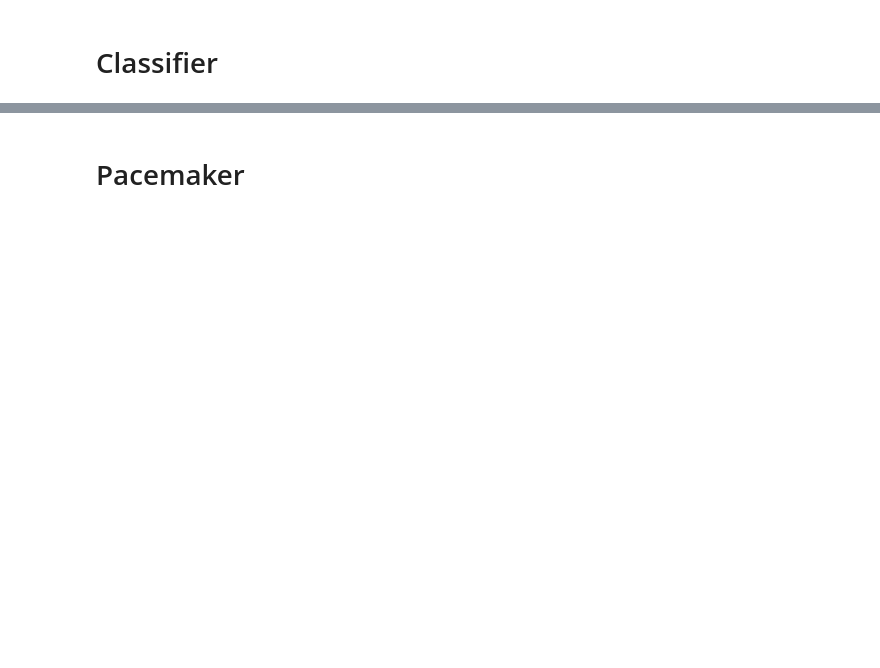
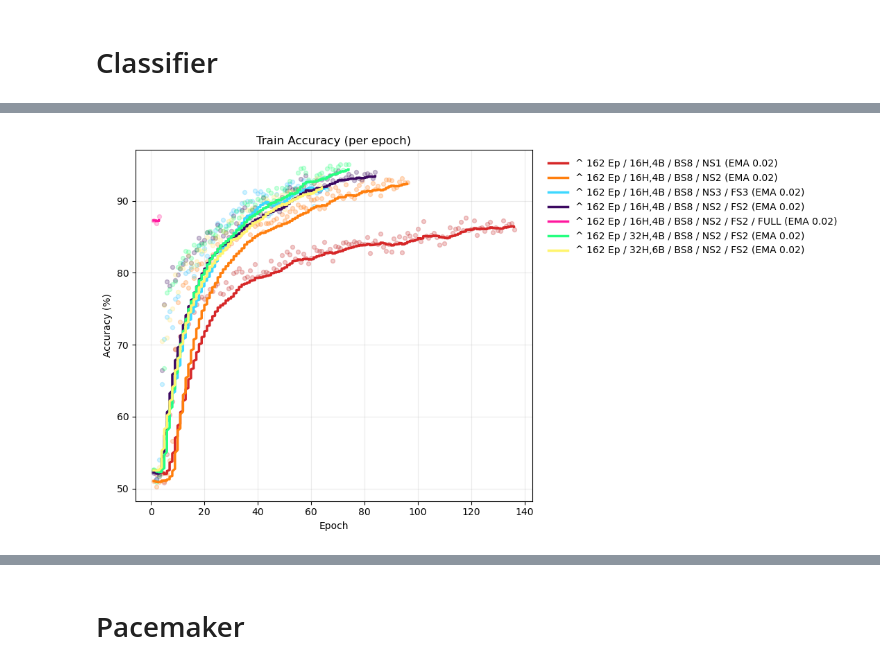
Before and after one commit to alif-munim/EchoJEPA, a Jupyter notebook: plot.ipynb, the cells around one changed output, grey strips where cells are left out. Drawn from its saved outputs; the diff is of its cells as text; code cells hidden in the pictures; blank space fills up the shorter version.

```diff
--- a/plot.ipynb
+++ b/plot.ipynb
@@ -261,0 +387,85 @@ plt.show()
+# %%
+#-------------------- Configure runs once --------------------
+# # -------------------- Configure runs once --------------------
+# BASE = "/home/sagemaker-user/user-default-efs/vjepa2"
+# runs = [
+#     # (os.path.join(BASE, "rvfx_kinetics_0812_v1.log"),                 "Kinetics, Default",                          "#d62728"),  # red
+#     # (os.path.join(BASE, "rvfx_cooldown_0812_v1.log"),                 "LR 2.09e-05 / 16H,4B",                       "#1f77b4"),  # blue
+#     # (os.path.join(BASE, "rvfx_cooldown_h16_b4_0820_keepe9.log"),      "LR 1.09e-4, 9 Ep / 16H,4B / BS8",            "#ff7f0e"),  # orange
+#     # (os.path.join(BASE, "rvfx_cooldown_h16_b4_0820_keepe21.log"),     "^ 21 Ep / 16H,4B / BS8",           "#2ca02c"),  # green
+#     # (os.path.join(BASE, "rvfx_cooldown_h16_b4_0820_keepe48.log"),     "^ 48 Ep / 16H,4B / BS8",           "#9467bd"),  # purple
+#     # (os.path.join(BASE, "rvfx_cooldown_h32_b8_0820_keepe66.log"),     "^ 66 Ep / 32H,8B / BS8",           "#17becf"),  # cyan
+#     # (os.path.join(BASE, "rvfx_cooldown_h16_b4_0823_keepe66.log"),     "^ 66 Ep / 16H,4B / BS32",          "#8c564b"),  # brown
+#     (os.path.join(BASE, "rvfx_cooldown_h16_b4_0824_keepe96_b8.log"),  "^ 96 Ep / 16H,4B / BS8",           "#ff99f7"),  # pink
+#     (os.path.join(BASE, "rvfx_kinetics_h16_b4_bs48_ep144_0826.log"),  "^ 144 Ep / 16H,4B / BS48",         "#26ff80"),  # light green
+#     (os.path.join(BASE, "rvfx_kinetics_h16_b4_bs48_ep144_0826_FULL.log"), "^ 144 Ep / 16H,4B / BS48 / FULL",     "#fac937"),  # yellow
+#     (os.path.join(BASE, "rvfx_kinetics_h16_b4_bs48_ep144_0826_scaledLR.log"),  "^ 144 Ep / 16H,4B / BS48 / xLR",         "#0f5923"),  # dark green
+#     (os.path.join(BASE, "rvfx_kinetics_h16_b4_bs48_ep144_0826_FULL_scaledLR.log"), "^ 144 Ep / 16H,4B / BS48 / xLR / FULL",     "#a36502"),  # dark yellow
+# ]
+
+
+BASE = "/home/sagemaker-user/user-default-efs/vjepa2"
+runs = [
+    # (os.path.join(BASE, "rvfx_cooldown_0812_v1.log"),                 "LR 2.09e-05 / 16H,4B",                       "#1f77b4"),  # blue
+    # (os.path.join(BASE, "rvfx_cooldown_h16_b4_0824_keepe96_b8.log"),  "^ 96 Ep / 16H,4B / BS8",           "#ff99f7"),  # pink
+    # (os.path.join(BASE, "rvfx_kinetics_h16_b4_bs48_ep144_0826.log"),  "^ 144 Ep / 16H,4B / BS48",         "#26ff80"),  # light green
+    # (os.path.join(BASE, "rvfx_kinetics_h16_b4_bs48_ep144_0826_scaledLR.log"),  "^ 144 Ep / 16H,4B / BS48 / xLR",         "#0f5923"),  # dark green
+    # (os.path.join(BASE, "rvfx_kinetics_h16_b4_bs48_ep144_0827_scaledLR_v2.log"), "^ 141 Ep / 16H,4B / BS48 / xLR2",  "#1f77b4"),  # blue
+    # (os.path.join(BASE, "rvfx_kinetics_h16_b4_bs48_ep144_0827_scaledLR_v3.log"), "^ 141 Ep / 16H,4B / BS48 / xLR3", "#fac937"),  # purple
+    # (os.path.join(BASE, "rvfx_kinetics_h16_b4_bs48_ep144_0826_FULL.log"), "^ 144 Ep / 16H,4B / BS48 / FULL",     "#fac937"),  # yellow
+    # (os.path.join(BASE, "rvfx_kinetics_h16_b4_bs48_ep144_0826_FULL_scaledLR.log"), "^ 144 Ep / 16H,4B / BS48 / xLR / FULL",     "#a36502"),  # dark yellow
+    (os.path.join(BASE, "rvfx_cooldown_h16_b4_bs8_ep162_0827_ns1.log"), "^ 162 Ep / 16H,4B / BS8 / NS1",     "#d62728"),  #  red
+    (os.path.join(BASE, "rvfx_cooldown_h16_b4_bs8_ep162_0827_ns2.log"), "^ 162 Ep / 16H,4B / BS8 / NS2",     "#ff7f0e"),  #  orange
+    (os.path.join(BASE, "rvfx_cooldown_h16_b4_bs8_ep162_0827_fs3_ns3.log"), "^ 162 Ep / 16H,4B / BS8 / NS3 / FS3",     "#3dd8ff"),  #  light blue
+    (os.path.join(BASE, "rvfx_cooldown_h16_b4_bs8_ep162_0828_fs2_ns2.log"), "^ 162 Ep / 16H,4B / BS8 / NS2 / FS2",     "#3c0961"),  #  purple
+    (os.path.join(BASE, "rvfx_cooldown_h16_b4_bs8_ep162_0828_fs2_ns2_FULL.log"), "^ 162 Ep / 16H,4B / BS8 / NS2 / FS2 / FULL",     "#ff179e"),  #  hot pink
+    (os.path.join(BASE, "rvfx_cooldown_h32_b4_bs8_ep162_0828_fs2_ns2.log"), "^ 162 Ep / 32H,4B / BS8 / NS2 / FS2",     "#26ff80"),  #  light green
+    (os.path.join(BASE, "rvfx_cooldown_h32_b6_bs8_ep162_0828_fs2_ns2.log"), "^ 162 Ep / 32H,6B / BS8 / NS2 / FS2",     "#fff56e"),  #  pink
+    # (os.path.join(BASE, "rvfx_cooldown_h44_b4_bs8_ep162_0828_fs2_ns2.log"), "^ 162 Ep / 44H,4B / BS8 / NS2 / FS2",     "#1f77b4"),  #  blue
+]
+
+full_runs = [
+        # (os.path.join(BASE, "rvfx_cooldown_0812_v1.log"),                 "LR 2.09e-05 / 16H,4B",                       "#1f77b4"),  # blue
+    # (os.path.join(BASE, "rvfx_cooldown_h16_b4_0824_keepe96_b8.log"),  "^ 96 Ep / 16H,4B / BS8",           "#ff99f7"),  # pink
+    # (os.path.join(BASE, "rvfx_kinetics_h16_b4_bs48_ep144_0826.log"),  "^ 144 Ep / 16H,4B / BS48",         "#26ff80"),  # light green
+    # (os.path.join(BASE, "rvfx_kinetics_h16_b4_bs48_ep144_0826_scaledLR.log"),  "^ 144 Ep / 16H,4B / BS48 / xLR",         "#0f5923"),  # dark green
+    # (os.path.join(BASE, "rvfx_kinetics_h16_b4_bs48_ep144_0827_scaledLR_v2.log"), "^ 141 Ep / 16H,4B / BS48 / xLR2",  "#1f77b4"),  # blue
+    # (os.path.join(BASE, "rvfx_kinetics_h16_b4_bs48_ep144_0827_scaledLR_v3.log"), "^ 141 Ep / 16H,4B / BS48 / xLR3", "#fac937"),  # purple
+
+
+
+    # (os.path.join(BASE, "rvfx_cooldown_h16_b4_bs8_ep162_0827_ns1.log"), "^ 162 Ep / 16H,4B / BS8 / NS1",     "#d62728"),  #  red
+    # (os.path.join(BASE, "rvfx_cooldown_h16_b4_bs8_ep162_0827_ns2.log"), "^ 162 Ep / 16H,4B / BS8 / NS2",     "#ff7f0e"),  #  orange
+    # (os.path.join(BASE, "rvfx_cooldown_h16_b4_bs8_ep162_0827_fs3_ns3.log"), "^ 162 Ep / 16H,4B / BS8 / NS3 / FS3",     "#3dd8ff"),  #  light blue
+    # (os.path.join(BASE, "rvfx_cooldown_h16_b4_bs8_ep162_0828_fs2_ns2.log"), "^ 162 Ep / 16H,4B / BS8 / NS2 / FS2",     "#3c0961"),  #  purple
+    # (os.path.join(BASE, "rvfx_cooldown_h32_b4_bs8_ep162_0828_fs2_ns2.log"), "^ 162 Ep / 32H,4B / BS8 / NS2 / FS2",     "#26ff80"),  #  light green
+
+    # (os.path.join(BASE, "rvfx_kinetics_h16_b4_bs48_ep144_0826_FULL.log"), "^ 144 Ep / 16H,4B / BS48 / FULL",     "#fac937"),  # yellow
+    # (os.path.join(BASE, "rvfx_kinetics_h16_b4_bs48_ep144_0826_FULL_scaledLR.log"), "^ 144 Ep / 16H,4B / BS48 / xLR / FULL",     "#a36502"),  # dark yellow
+    (os.path.join(BASE, "rvfx_cooldown_h16_b4_bs8_ep162_0828_fs2_ns2_FULL.log"), "^ 162 Ep / 16H,4B / BS8 / NS2 / FS2 / FULL",     "#ff179e"),  #  hot pink
+    (os.path.join(BASE, "rvfx_cooldown_h44_b4_bs8_ep162_0828_fs2_ns2.log"), "^ 162 Ep / 44H,4B / BS8 / NS2 / FS2 / FULL",     "#0f5923"),  #  yellow
+    (os.path.join(BASE, "rvfx_bs8_ns2_pt200_0830_v2.log"), "^ 200 PT / 16H,4B / BS8 / NS2 / FS2 / FULL ",     "#ff99f7"),  #  pink
+    (os.path.join(BASE, "rvfx_bs8_ns2_anneal27_0830_v2.log"), "^ 27 Anneal / 16H,4B / BS8 / NS2 / FS2 / FULL",     "#1f77b4"),  #  blue
+    (os.path.join(BASE, "rvfx_h32_b6_0831.log"), "^ 162 Ep / 32H,6B / BS8 / NS2 / FS2 / FULL",     "#26ff80"),  #  light green
+
+    # rvfx_bs8_ns2_anneal39_ssv2_0905.log
+    (os.path.join(BASE, "rvfx_bs8_ns2_anneal39_ssv2_0905.log"), "^ 198 Pt / 32H,6B / BS8 / NS2 / FS2 / FULL",     "#d62728"),  #  red
+    (os.path.join(BASE, "rvfx_bs8_ns2_pretrain198_ssv2_0905.log"), "^ 39 An / 32H,6B / BS8 / NS2 / FS2 / FULL",     "#3c0961"),  #  purple
+]
+
+# -------------------- Epoch-level plots (as before, but new parser) --------------------
+plot_epochs(
+    runs,
+    metric="train",
+    ema_alpha=0.02,
+    title="Train Accuracy (per epoch)",
+)
+
+plot_epochs(
+    runs,
+    metric="test",
+    ema_alpha=0.02,   # a touch higher for smoother epoch lines
+    title="Test Accuracy (per epoch)",
+)
+# %% [output]
+[figure, added]
```
Also changed, not shown: parts of 20 cells of this notebook, 6 other files.
